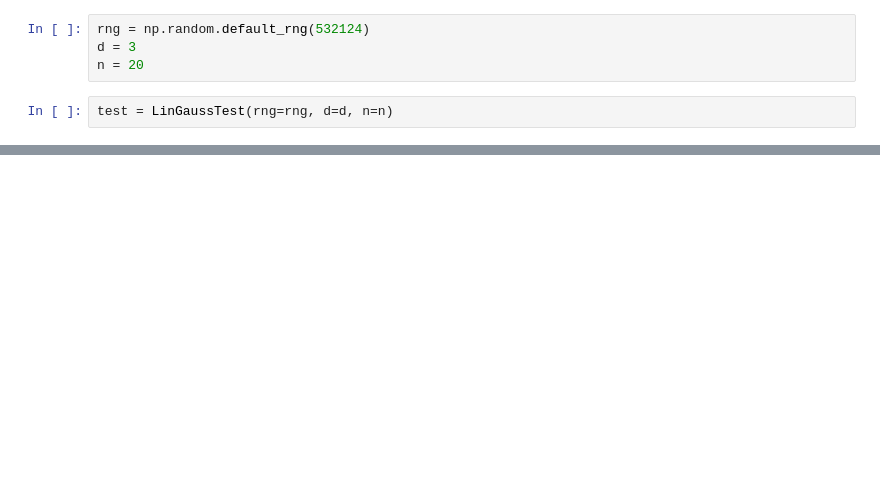
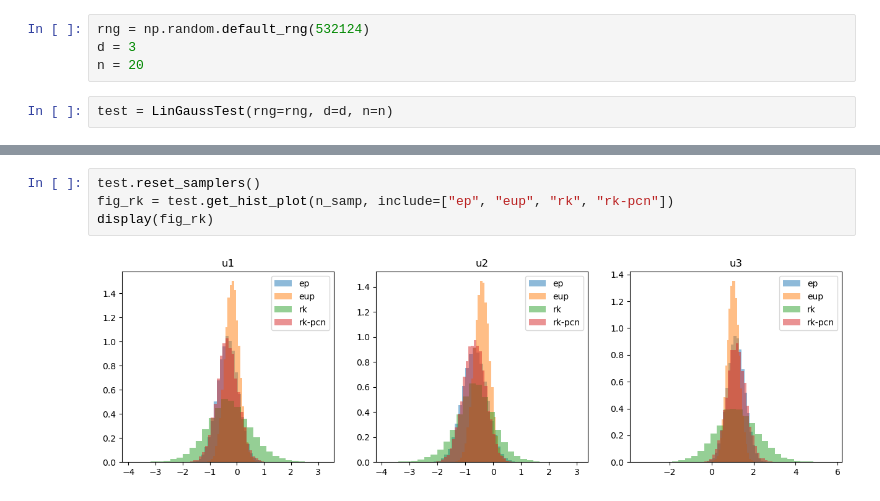
Before and after one commit to arob5/Bayesian-inference-with-surrogates, a Jupyter notebook: experiments/linear_Gaussian/linear_Gaussian_experiment.ipynb, the cells around one changed output, grey strips where cells are left out. Saved outputs shown, nothing was run; the diff lists cells and outputs as text; blank space fills up the shorter version.

```diff
--- a/experiments/linear_Gaussian/linear_Gaussian_experiment.ipynb
+++ b/experiments/linear_Gaussian/linear_Gaussian_experiment.ipynb
@@ -57,0 +27,6 @@ plt.show()
+# %%
+test.reset_samplers()
+fig_rk = test.get_hist_plot(n_samp, include=["ep", "eup", "rk", "rk-pcn"])
+display(fig_rk)
+# %% [output]
+[figure, added]
```
Also changed, not shown: parts of 14 cells of this notebook, 2 other files.
